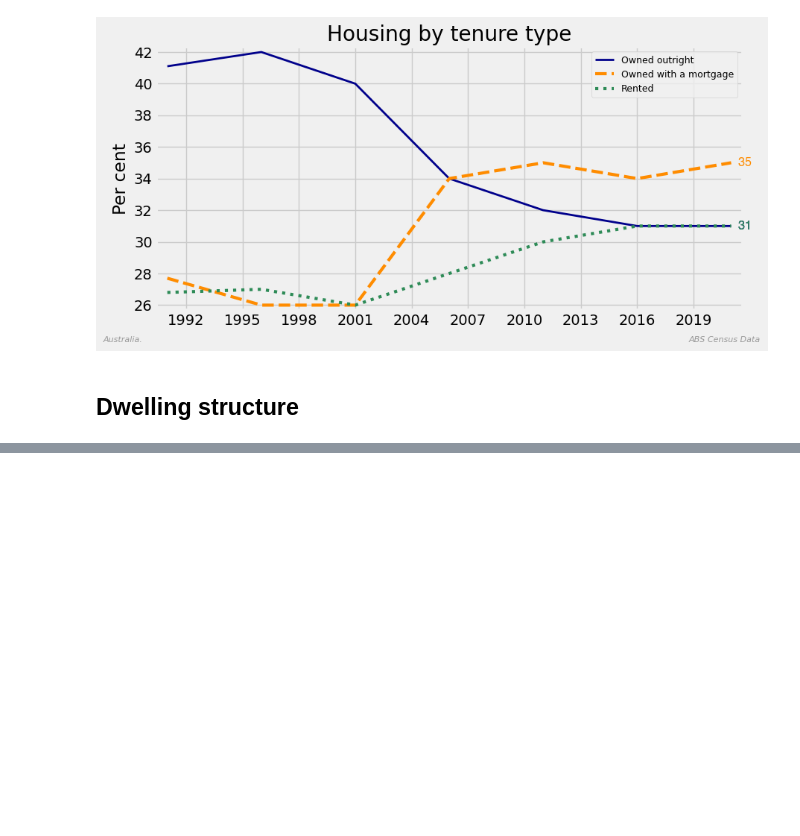
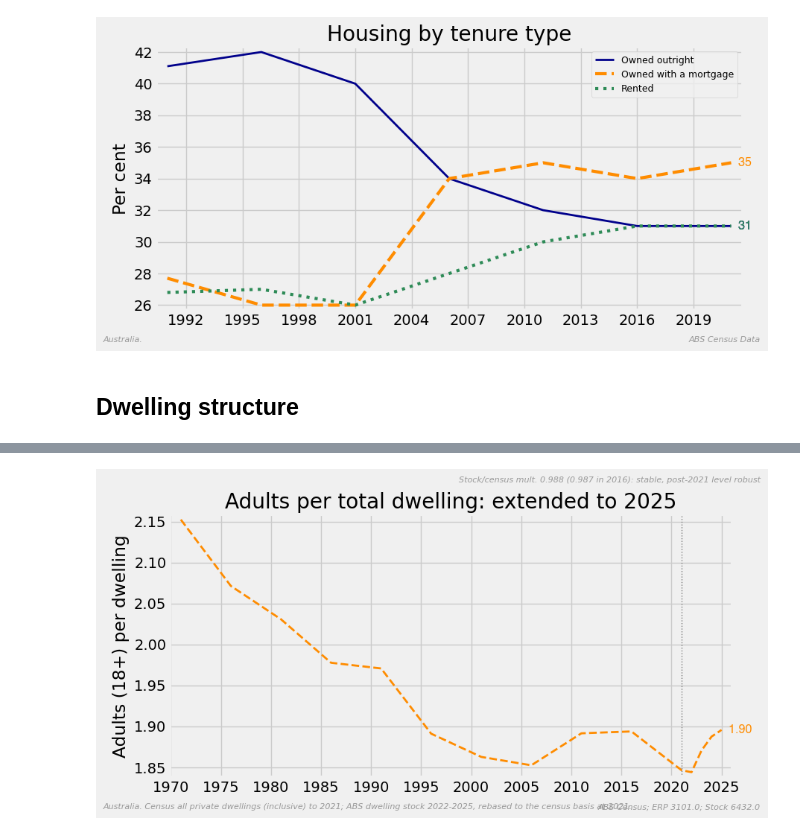
Before and after one commit to bpalmer4/Charts-based-on-ABS-data, a Jupyter notebook: notebooks/ABS Census - Ad Hoc.ipynb, the cells around one changed output, grey strips where cells are left out. Cells and saved outputs as stored; diff of their text form; code cells hidden in the pictures; blank space fills up the shorter version.

```diff
--- a/notebooks/ABS Census - Ad Hoc.ipynb
+++ b/notebooks/ABS Census - Ad Hoc.ipynb
@@ -95,0 +307,36 @@ csv = """,House,Townhouse,Apartment
+# %%
+# --- Extend 'adults per total dwelling' to the latest year (rebased onto census basis) ---
+r_census_total = (adults_18plus.reindex(dwellings.index) / dwellings["total"]).dropna()  # 1971-2021
+r_stock = (adults_18plus.reindex(dw_stock_june.index) / dw_stock_june).dropna()  # 2012-latest
+rebase_factor = r_census_total[LAST_CENSUS] / r_stock[LAST_CENSUS]  # align stock ratio to census
+mult_2016 = dw_stock_june[2016] / dwellings["total"][2016]  # stock/census multiplier, prior census
+post = (r_stock * rebase_factor)[r_stock.index > LAST_CENSUS]  # rebased, post-census years only
+
+extended_total = pd.concat([r_census_total, post]).sort_index()
+extended_total.index = pd.PeriodIndex(extended_total.index, freq="Y")
+
+_, ax = plt.subplots()
+line_plot_finalise(
+    extended_total,
+    ax=ax,
+    title=f"Adults per total dwelling: extended to {latest}",
+    ylabel="Adults (18+) per dwelling",
+    rheader=(
+        f"Stock/census mult. {rebase_factor:.3f} ({mult_2016:.3f} in 2016): "
+        f"stable, post-{LAST_CENSUS} level robust"
+    ),
+    rfooter="ABS Census; ERP 3101.0; Stock 6432.0",
+    lfooter=(
+        f"Australia. Census all private dwellings (inclusive) to {LAST_CENSUS}; ABS dwelling "
+        f"stock {LAST_CENSUS + 1}-{latest}, rebased to the census basis at {LAST_CENSUS}."
+    ),
+    axvline={"x": pd.Period(LAST_CENSUS, freq="Y"), "color": "grey", "linestyle": ":", "linewidth": 1},
+    color="darkorange",
+    style="--",
+    width=2,
+    annotate=True,
+    rounding=2,
+    show=SHOW,
+    file_type=FILE_TYPE,
+)
+# %% [output]
@@ -95,0 +344 @@ csv = """,House,Townhouse,Apartment
+[figure, added]
```
Also changed, not shown: parts of 10 cells of this notebook, 4 other files.
